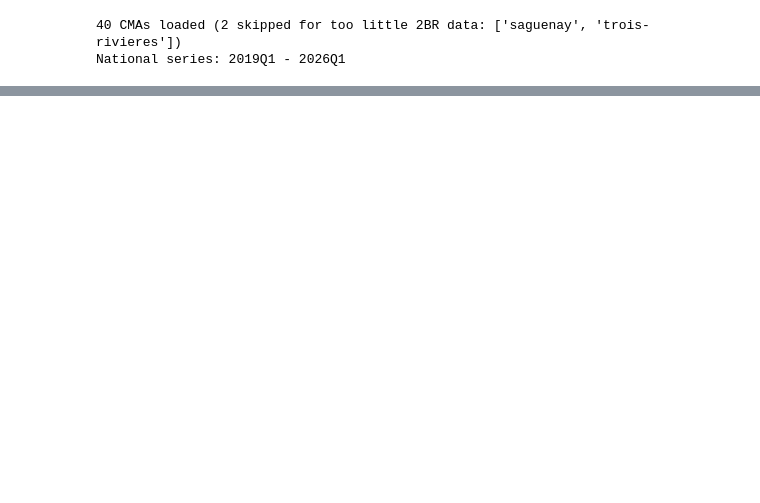
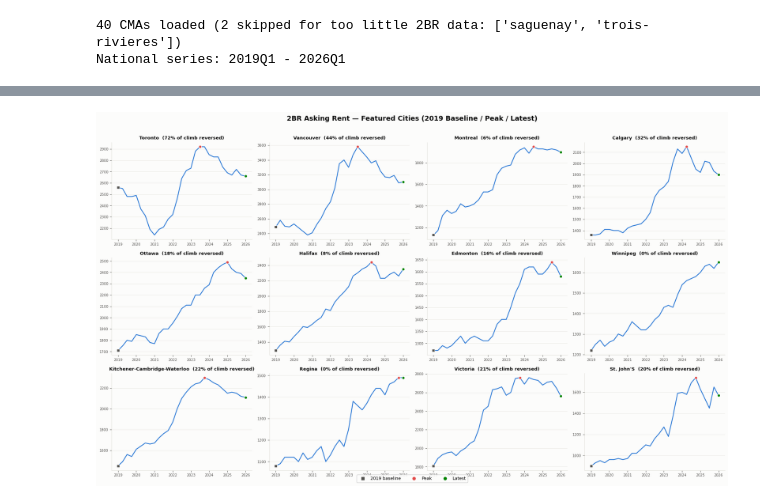
Before and after one commit to schoolofcities/renters, a Jupyter notebook: analysis/falling-rents/explore_falling_rents.ipynb, the cells around one changed output, grey strips where cells are left out. Drawn from its saved outputs; the diff is of its cells as text; code cells hidden in the pictures; blank space fills up the shorter version.

```diff
--- a/analysis/falling-rents/explore_falling_rents.ipynb
+++ b/analysis/falling-rents/explore_falling_rents.ipynb
@@ -985,0 +484,15 @@ headlines suggest.
+# %%
+asking_rows = []
+for city, series in asking.items():
+    st = peak_stats(series, BASELINE_QUARTER)
+    st['city'] = city
+    asking_rows.append(st)
+
+asking_peak = pd.DataFrame(asking_rows).set_index('city').sort_values('share_reversed', ascending=False)
+
+n_alt_start = int(asking_peak['used_alt_start'].sum())
+print(f'{len(asking_peak)} CMAs. {n_alt_start} lack a Q1 2019 observation and use an alternative '
+      f'starting quarter instead (flagged in the `used_alt_start` column below); their '
+      f'share_reversed figure is not directly comparable to cities with a full 2019 baseline.')
+if n_alt_start:
+    print(asking_peak.loc[asking_peak['used_alt_start'], ['first_period', 'base_period']])
@@ -985,0 +703,39 @@ headlines suggest.
+# %%
+featured = [c for c in FEATURED_CITIES if c in asking]
+
+def plot_small_multiples(city_list, ncols=4, figsize_scale=(4.6, 3.5), suptitle=''):
+    n_rows = -(-len(city_list) // ncols)
+    fig, axes = plt.subplots(n_rows, ncols, figsize=(figsize_scale[0] * ncols, figsize_scale[1] * n_rows),
+                              sharex=False)
+    axes_flat = np.atleast_1d(axes).flatten()
+    for ax, city in zip(axes_flat, city_list):
+        series = asking[city]
+        x = series.index.to_timestamp()
+        st = asking_peak.loc[city]
+        ax.plot(x, series.values, color=C1, linewidth=1.7, zorder=4)
+        ax.scatter([st['base_period'].to_timestamp()], [st['base_value']], color=INK2, s=30,
+                   zorder=6, edgecolors=SURFACE, linewidths=0.9, marker='s')
+        ax.scatter([st['peak_period'].to_timestamp()], [st['peak_value']], color=C6, s=34,
+                   zorder=6, edgecolors=SURFACE, linewidths=0.9)
+        ax.scatter([st['latest_period'].to_timestamp()], [st['latest_value']], color=C4, s=34,
+                   zorder=6, edgecolors=SURFACE, linewidths=0.9)
+        ax.set_title(f'{city.title()}  ({st["share_reversed"]:.0f}% of climb reversed)',
+                     fontsize=9.5, fontweight='bold', color=INK)
+        ax.grid(axis='y')
+        ax.tick_params(labelsize=7.3)
+    for ax in axes_flat[len(city_list):]:
+        ax.set_visible(False)
+    handles = [plt.Line2D([0], [0], marker='s', color=INK2, linestyle='', label='2019 baseline'),
+               plt.Line2D([0], [0], marker='o', color=C6, linestyle='', label='Peak'),
+               plt.Line2D([0], [0], marker='o', color=C4, linestyle='', label='Latest')]
+    fig.legend(handles=handles, loc='lower center', ncol=3, fontsize=9, framealpha=0.9,
+               bbox_to_anchor=(0.5, -0.02 / n_rows))
+    if suptitle:
+        fig.suptitle(suptitle, fontsize=14, fontweight='bold', color=INK, y=1.01)
+    plt.tight_layout()
+    plt.show()
+
+
+plot_small_multiples(featured, suptitle='2BR Asking Rent — Featured Cities (2019 Baseline / Peak / Latest)')
+# %% [output]
+[figure, added]
```
Also changed, not shown: parts of 91 cells of this notebook, 3 other files.
